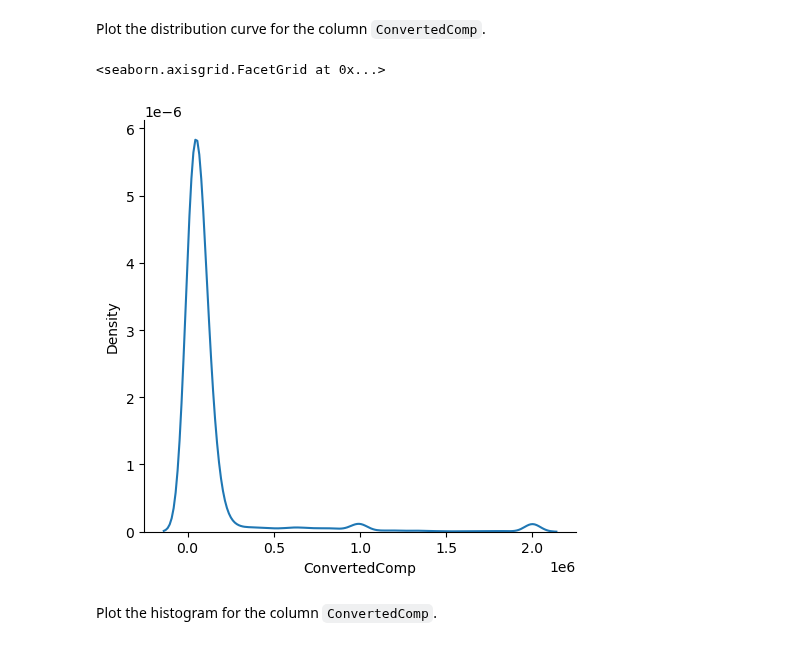
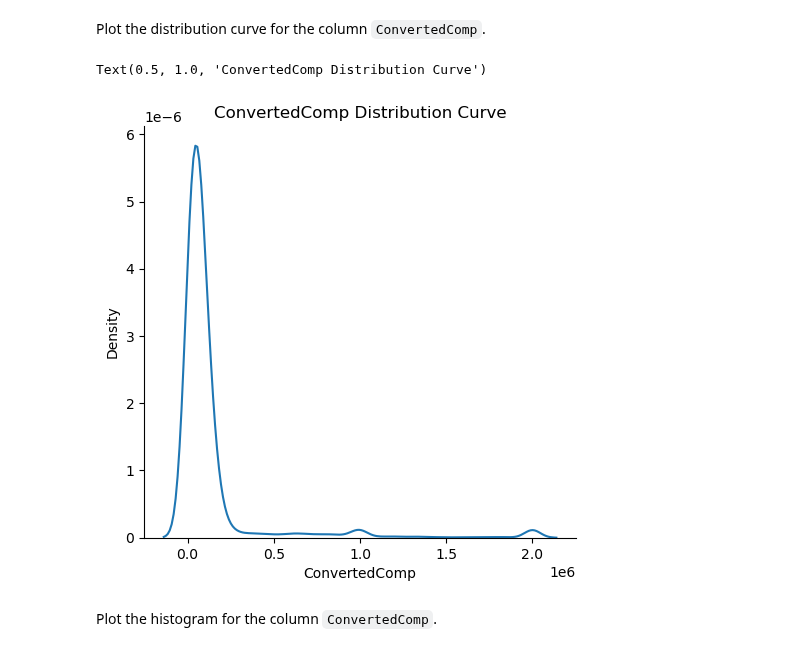
Before and after one commit to fredrickodhis/CourseraSimpleDataExploration, a Jupyter notebook: M3ExploratoryDataAnalysis-lab.ipynb, the cells around one changed output. Cells and saved outputs as stored; diff of their text form; code cells hidden in the pictures.

```diff
--- a/M3ExploratoryDataAnalysis-lab.ipynb
+++ b/M3ExploratoryDataAnalysis-lab.ipynb
@@ -50,14 +50,15 @@ Plot the distribution curve for the column `ConvertedComp`.
 # %%
 # your code goes here
 import seaborn as sns
 import matplotlib.pyplot as plt
 
 converted_c = df['ConvertedComp']
 
 sns.displot(data=converted_c, kind="kde")
+plt.title("ConvertedComp Distribution Curve")
 # %% [output]
-<seaborn.axisgrid.FacetGrid at 0x...>
+Text(0.5, 1.0, 'ConvertedComp Distribution Curve')
-[figure, old version]
+[figure, new version]
 # %% [markdown]
 Plot the histogram for the column `ConvertedComp`.
 # %%
```
Also changed, not shown: parts of 5 cells of this notebook.
